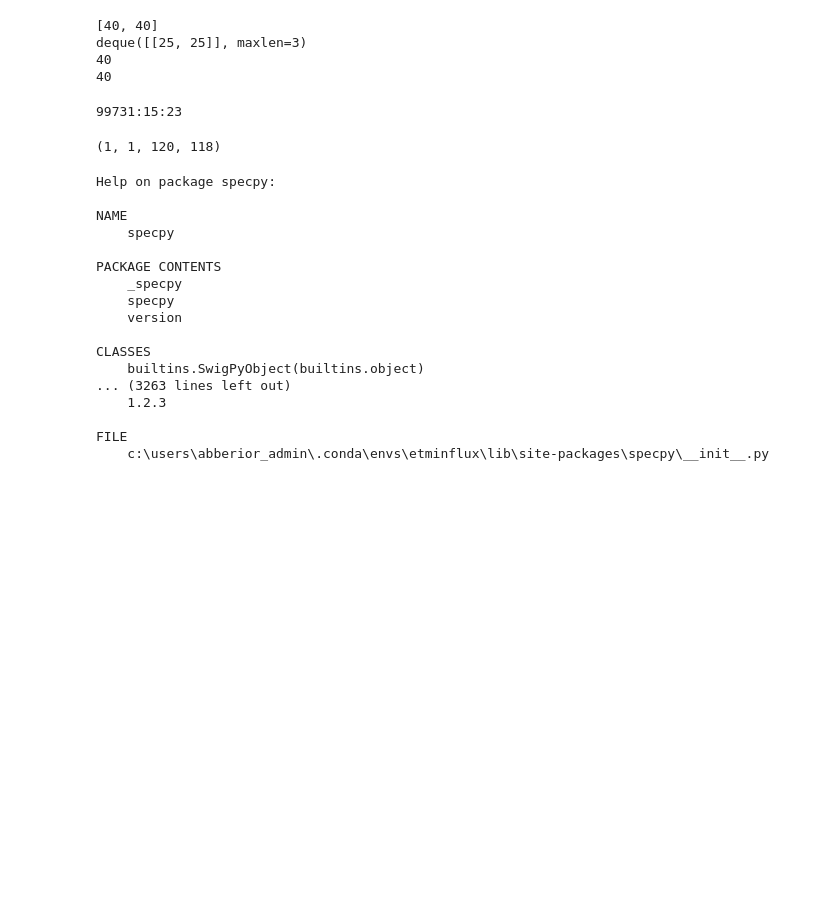
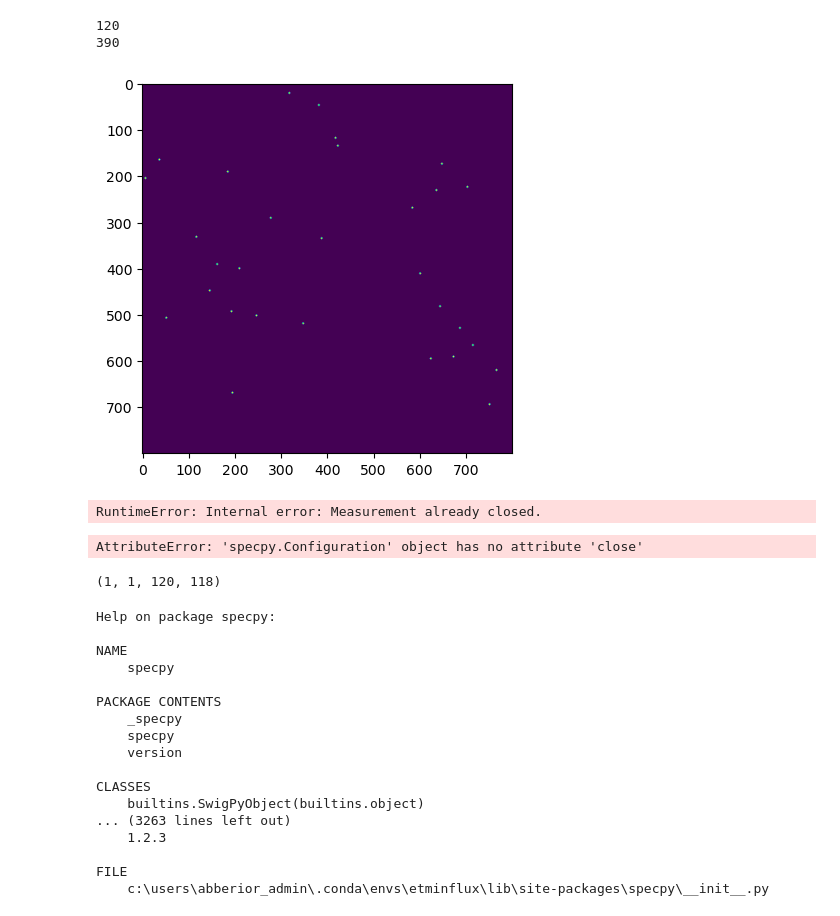
Before and after one commit to jonatanalvelid/etMINFLUX, a Jupyter notebook: test_imspector_con.ipynb, the cells around one changed output. Drawn from its saved outputs; the diff is of its cells as text; code cells hidden in the pictures; blank space fills up the shorter version.

Commit message:
Add events count image to be saved with msr

```diff
--- a/test_imspector_con.ipynb
+++ b/test_imspector_con.ipynb
@@ -6,23 +8,2 @@ from skimage import measure
 
 a = specpy.get_application()
-# %%
-test = deque([[40,40],[25,25]],maxlen=3)
-size = test.popleft()
-coords_scan = np.ndarray([10,30])
-print(size)
-print(test)
-print(size[0])
-print(size[1])
-
-np.subtract(self.transform([coords_scan[0]+roi_size[0]/2, coords_scan[1]+roi_size[1]/2], self.__transformCoeffs), self.transform([coords_scan[0]-roi_size[0]/2, coords_scan[1]-roi_size[1]/2], self.__transformCoeffs))
-# %% [output]
-[40, 40]
-deque([[25, 25]], maxlen=3)
-40
-40
-# %%
-time_s = 359032523
-time_str = f'{time_s//(60*60):02d}:{np.mod(time_s,(60*60))//60:02d}:{np.mod(time_s,60):02d}'
-print(time_str)
-# %% [output]
-99731:15:23
@@ -33,3 +10,45 @@ meas.activate(cfg)
+# %%
+meas = a.active_measurement()
+meas.activate(meas.configuration('ov conf'))
+#data_conf = meas.stack(0).data()
+meas.create_stack(int, np.roll(np.shape(meas.stack(0).data()),2))
+#nst = meas.number_of_stacks()
+data = meas.stack(meas.number_of_stacks()-1).data()
+stack = meas.stack(meas.number_of_stacks()-1)
+
+# small peaks
+x_event = np.random.randint(0,799,(30))
+y_event = np.random.randint(0,799,(30))
+for x,y in zip(x_event, y_event):
+    data[0,0,y,x] = 4
+print(np.sum(np.sum(data[0,0])))
+kernel = [[False, True, False],[ True, True,  True],[False, True, False]]
+for i in range(2):
+    data[0,0] = ndi.binary_dilation(data[0,0], kernel)
+stack.set_name('hey')
+print(np.sum(np.sum(data[0,0])))
+plt.imshow(data[0,0])
+plt.show()
+# %% [output]
+120
+390
+[figure, added]
+# %%
+meas.create_stack(int, [800,800,1,1])
+imst = specpy.Stack(event_image)
+data = meas.stack(6).data()
+print(imst)
+print(meas.stack(6).data())
+data[0,0,100,500] = 100
+print(meas.stack(6).data())
+print(event_image)
+# %% [output]
+RuntimeError: Internal error: Measurement already closed.
+# %%
+cfg = meas.active_configuration()
+cfg.
+# %% [output]
+AttributeError: 'specpy.Configuration' object has no attribute 'close'
 # %%
 a.value_at('Minflux/tag', specpy.ValueTree.Measurement).set('ROI2')
 # %%
```
Also changed, not shown: parts of 2 cells of this notebook, 1 other file.
